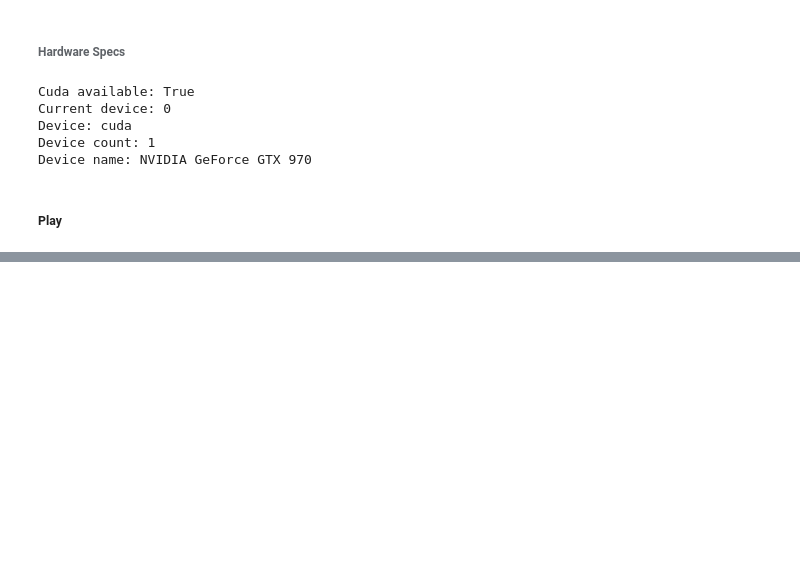
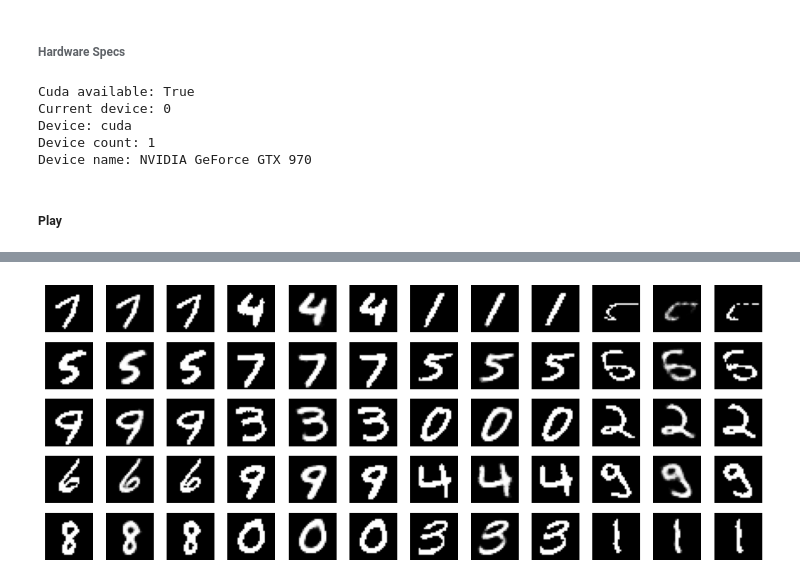
Before and after one commit to raghavsubbarao/svipy, a Jupyter notebook: notebooks/3_normflow.ipynb, the cells around one changed output, grey strips where cells are left out. Cells and saved outputs as stored; diff of their text form; code cells hidden in the pictures; blank space fills up the shorter version.

```diff
--- a/notebooks/3_normflow.ipynb
+++ b/notebooks/3_normflow.ipynb
@@ -159,0 +188,28 @@ totalLoss: 44.296833 reconLoss: 40.738670 klLoss: 3.558164[51200/60000]
+# %%
+nCols = 12
+nRows = 5
+
+figure = plt.figure(figsize=(13, 5))
+model_vae.eval()
+
+with torch.no_grad():
+    for i in range(4 * nRows):
+        sidx = torch.randint(len(trainData), size=(1,)).item()
+        img, label = trainData[sidx]
+        figure.add_subplot(nRows, nCols, 3 * i + 1)
+        plt.axis("off")
+        plt.imshow(img.squeeze(), cmap='gray')
+
+        img = model_vae.decode(model_vae.encode(trainImageData[sidx].unsqueeze(0).to(device))[0])
+        img = img.cpu().detach()
+        figure.add_subplot(nRows, nCols, 3 * i + 2)
+        plt.axis("off")
+        plt.imshow(img.numpy().squeeze(), cmap='gray')
+
+        figure.add_subplot(nRows, nCols, 3 * i + 3)
+        plt.axis("off")
+        plt.imshow(torch.where(img > 0.5, 1.0, 0.0).numpy().squeeze(), cmap='gray')
+
+plt.show()
+# %% [output]
+[figure, added]
```
Also changed, not shown: parts of 3 cells of this notebook.
